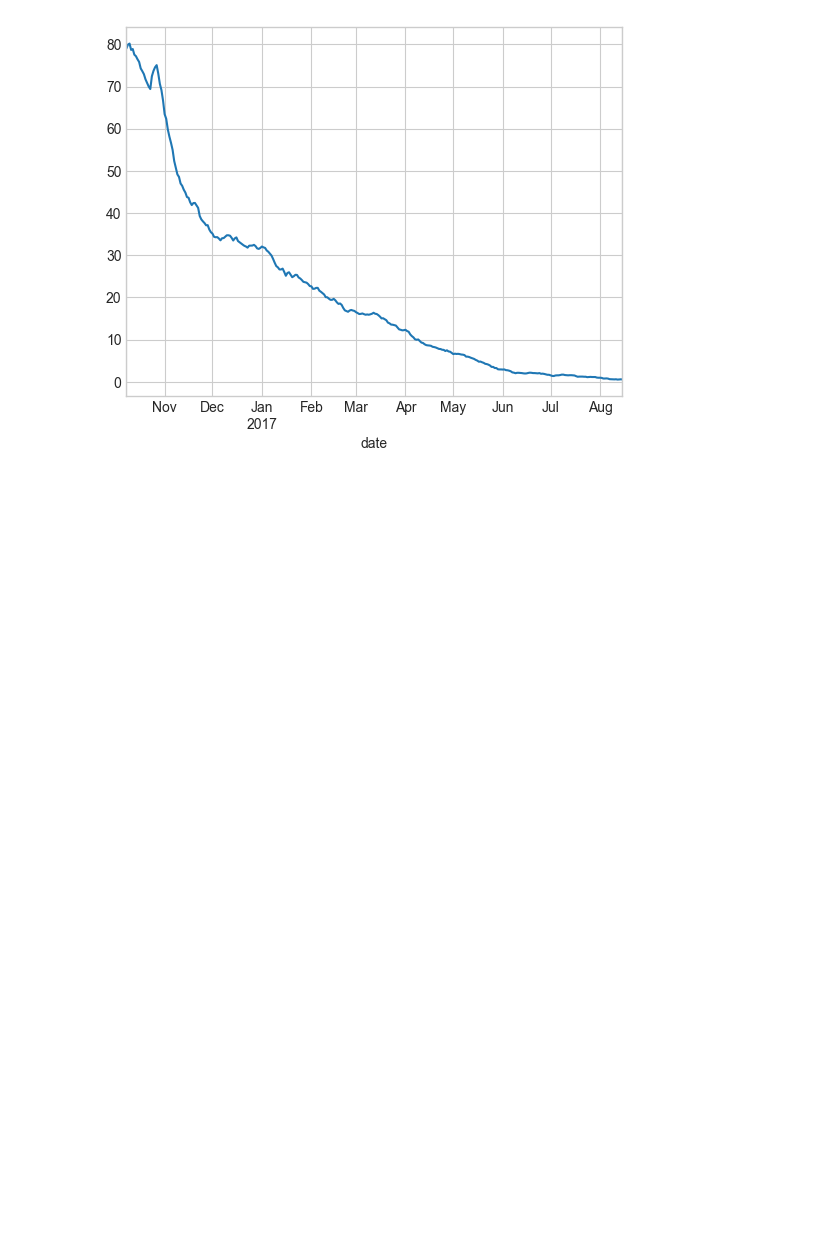
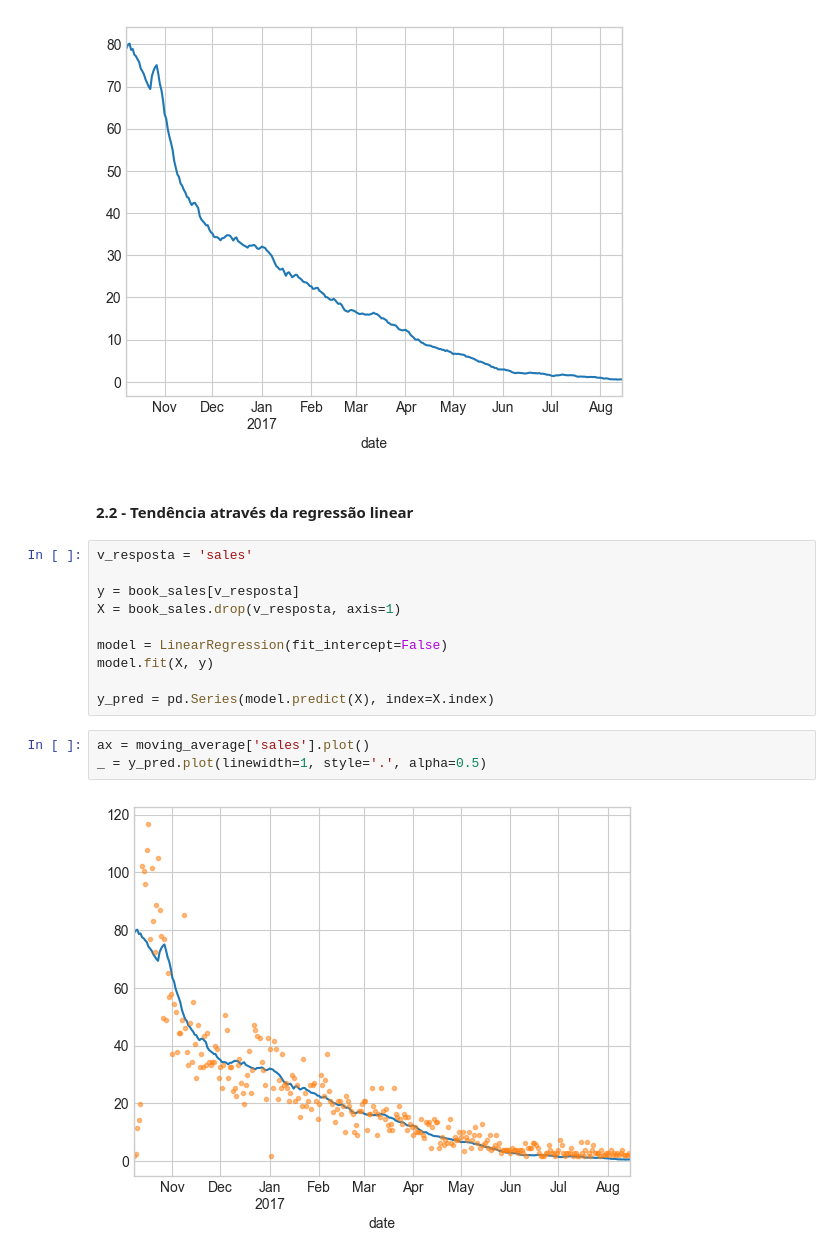
Before and after one commit to LissesCastro/Estudo-Series_Temporais, a Jupyter notebook: kaggle-series-temporais.ipynb, the cells around one changed output. Drawn from its saved outputs; the diff is of its cells as text; blank space fills up the shorter version.

Commit message:
Tendência

```diff
--- a/kaggle-series-temporais.ipynb
+++ b/kaggle-series-temporais.ipynb
@@ -56,3 +58,20 @@ moving_average['sales'].plot()
 # %% [output]
 <AxesSubplot: xlabel='date'>
 [figure]
+# %% [markdown]
+<h4>2.2 - Tendência através da regressão linear</h4>
+# %%
+v_resposta = 'sales'
+
+y = book_sales[v_resposta]
+X = book_sales.drop(v_resposta, axis=1)
+
+model = LinearRegression(fit_intercept=False)
+model.fit(X, y)
+
+y_pred = pd.Series(model.predict(X), index=X.index)
+# %%
+ax = moving_average['sales'].plot()
+_ = y_pred.plot(linewidth=1, style='.', alpha=0.5)
+# %% [output]
+[figure, added]
```
Also changed, not shown: parts of 1 cell of this notebook.
